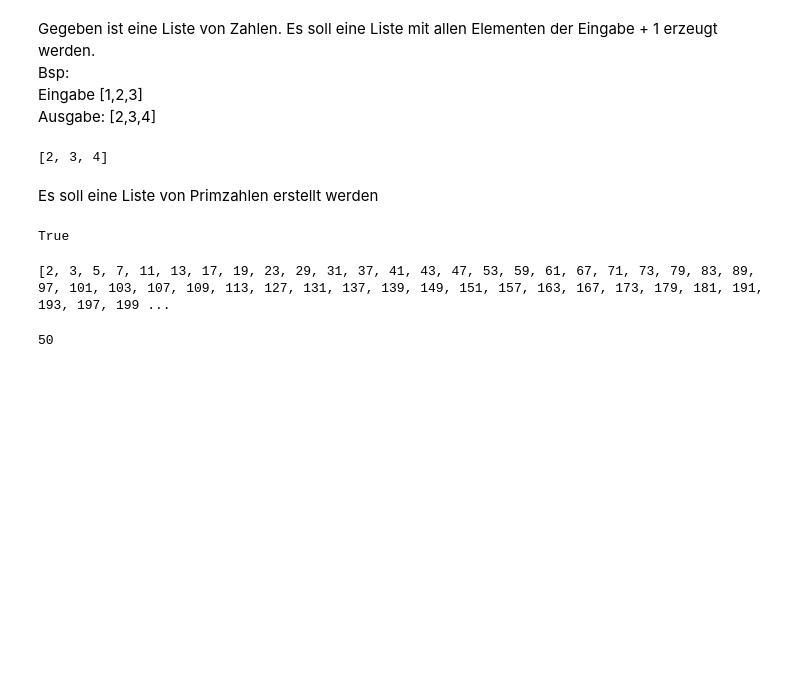
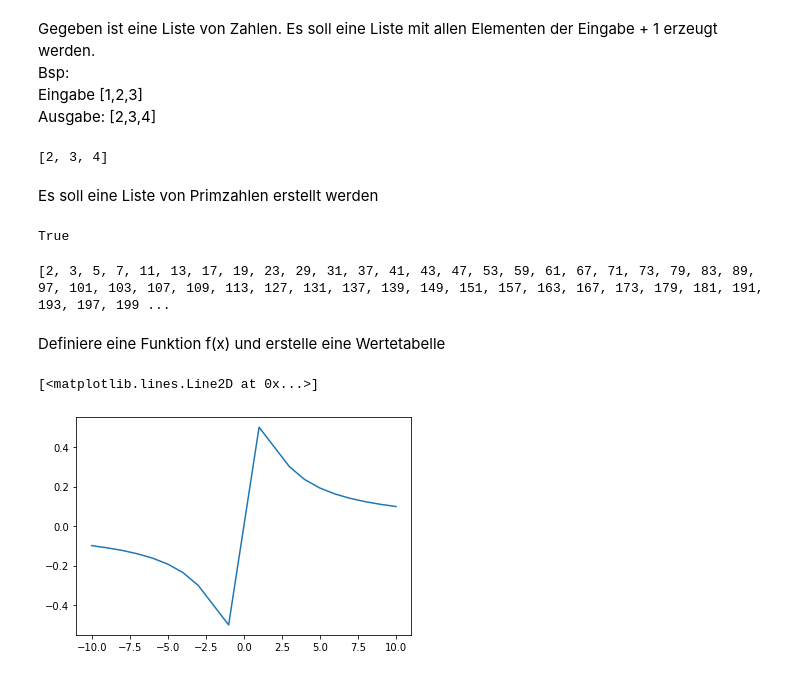
Before and after one commit to Pythonimeislabor/repo1, a Jupyter notebook: unser_erstes_notebook.ipynb, the cells around one changed output. Cells and saved outputs as stored; diff of their text form; code cells hidden in the pictures; blank space fills up the shorter version.

```diff
--- a/unser_erstes_notebook.ipynb
+++ b/unser_erstes_notebook.ipynb
@@ -465,7 +465,7 @@ True
 # %%
 # 1. Liste definieren
 liste = []
-anzahl = 50
+anzahl = 500
 
 # Primzahl generieren
 
@@ -488,7 +488,28 @@ while True:
 print(liste)
 # %% [output]
 [2, 3, 5, 7, 11, 13, 17, 19, 23, 29, 31, 37, 41, 43, 47, 53, 59, 61, 67, 71, 73, 79, 83, 89, 97, 101, 103, 107, 109, 113, 127, 131, 137, 139, 149, 151, 157, 163, 167, 173, 179, 181, 191, 193, 197, 199 ...
-# %%
-len(liste)
-# %% [output]
-50
+# %% [markdown]
+Definiere eine Funktion f(x) und erstelle eine Wertetabelle
+# %%
+def f(x):
+  return x/(abs(1+x**2))
+# %%
+# 1. 2 Listen erstellen
+x = []
+y = []
+
+# 2. X füllen
+for i in range(-10, 10+1):
+  x.append(i)
+
+# 3. Y zuordnen
+
+for i in x:
+  ergebnis = f(i)
+  y.append(ergebnis)
+
+import matplotlib.pyplot as plt
+plt.plot(x, y)
+# %% [output]
+[<matplotlib.lines.Line2D at 0x...>]
+[figure, added]
```
Also changed, not shown: parts of 1 cell of this notebook.
